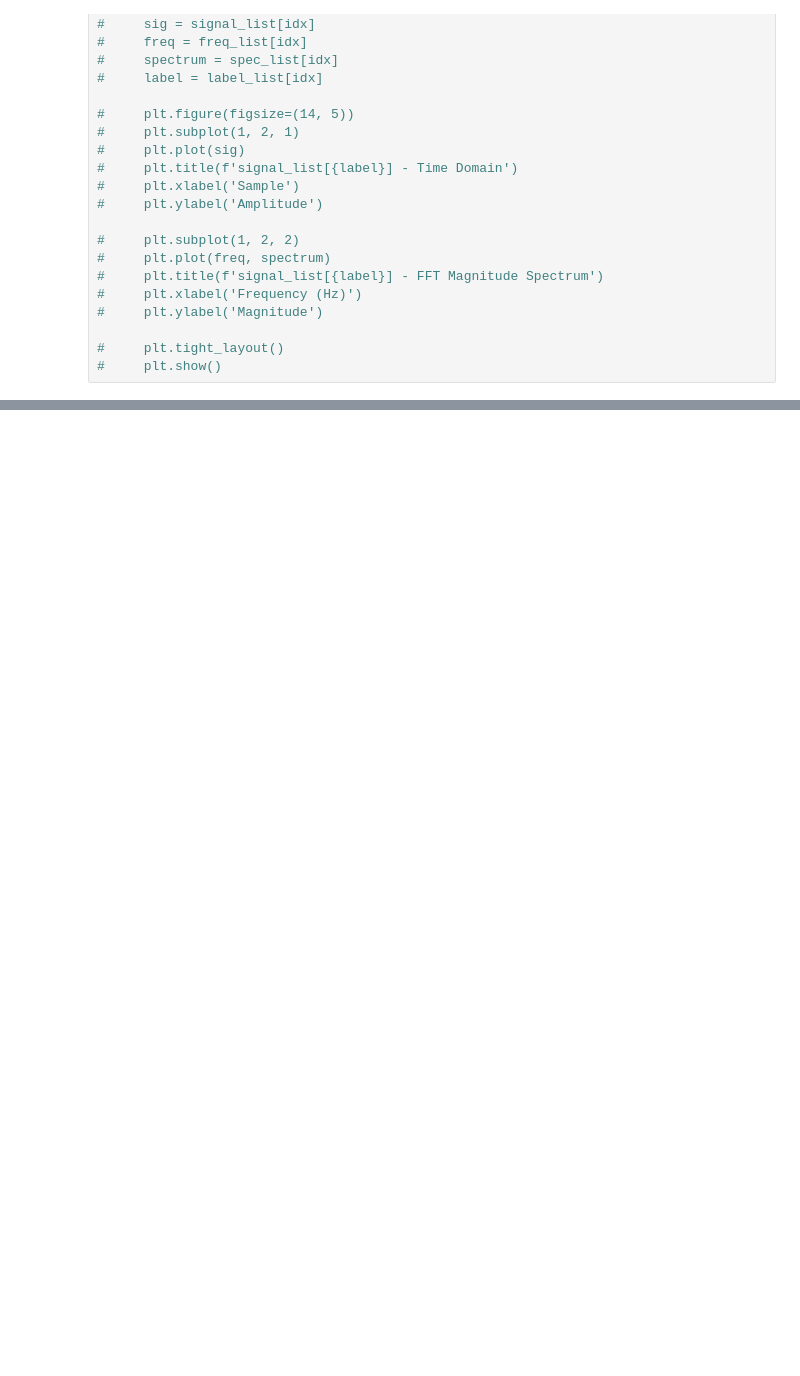
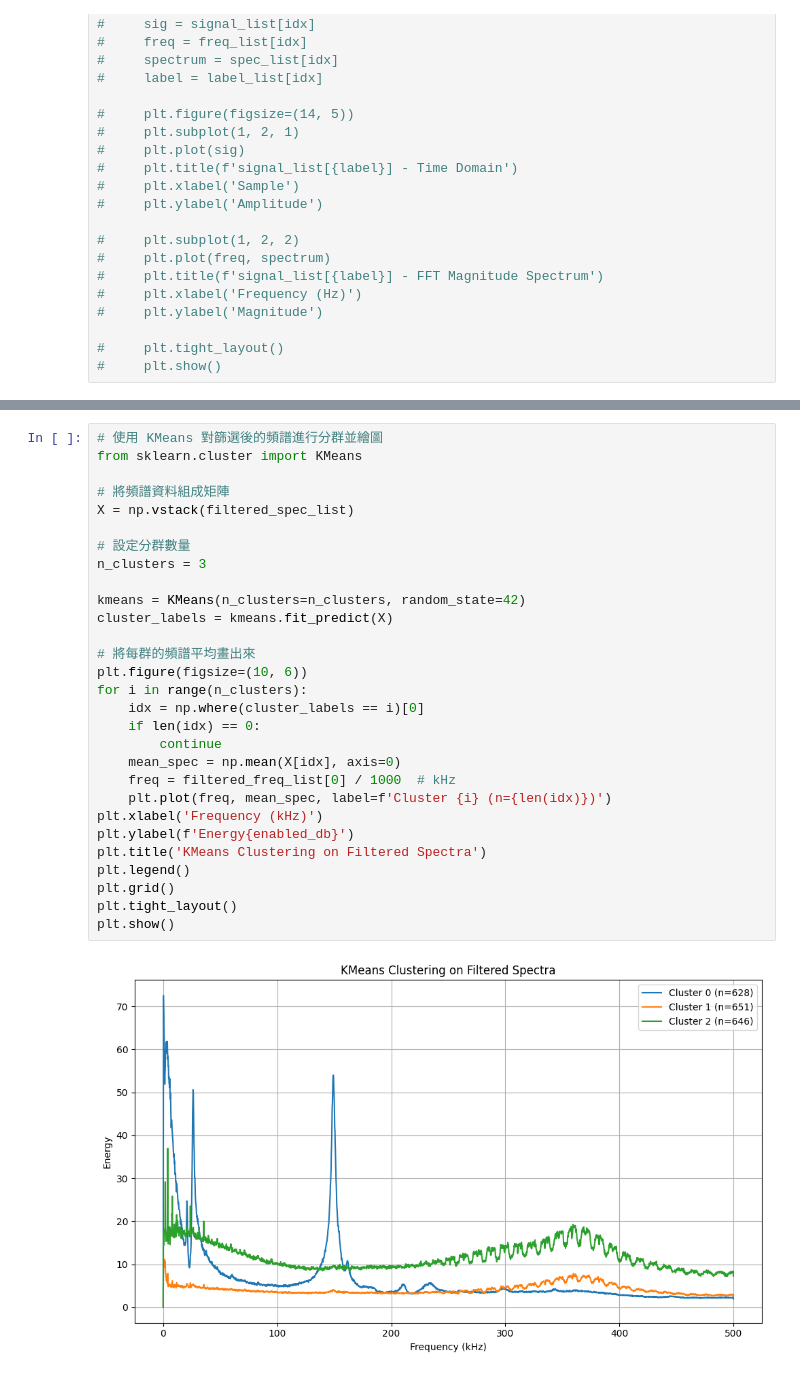
Before and after one commit to FFXa1442/STM32-Oscilloscope-Application-V1, a Jupyter notebook: data_manual_filter.ipynb, the cells around one changed output, grey strips where cells are left out. Cells and saved outputs as stored; diff of their text form; blank space fills up the shorter version.

```diff
--- a/data_manual_filter.ipynb
+++ b/data_manual_filter.ipynb
@@ -265,0 +308,31 @@ plot_spectrum(
+# %%
+# 使用 KMeans 對篩選後的頻譜進行分群並繪圖
+from sklearn.cluster import KMeans
+
+# 將頻譜資料組成矩陣
+X = np.vstack(filtered_spec_list)
+
+# 設定分群數量
+n_clusters = 3
+
+kmeans = KMeans(n_clusters=n_clusters, random_state=42)
+cluster_labels = kmeans.fit_predict(X)
+
+# 將每群的頻譜平均畫出來
+plt.figure(figsize=(10, 6))
+for i in range(n_clusters):
+    idx = np.where(cluster_labels == i)[0]
+    if len(idx) == 0:
+        continue
+    mean_spec = np.mean(X[idx], axis=0)
+    freq = filtered_freq_list[0] / 1000  # kHz
+    plt.plot(freq, mean_spec, label=f'Cluster {i} (n={len(idx)})')
+plt.xlabel('Frequency (kHz)')
+plt.ylabel(f'Energy{enabled_db}')
+plt.title('KMeans Clustering on Filtered Spectra')
+plt.legend()
+plt.grid()
+plt.tight_layout()
+plt.show()
+# %% [output]
+[figure, added]
```
Also changed, not shown: parts of 12 cells of this notebook, 1 other file.
